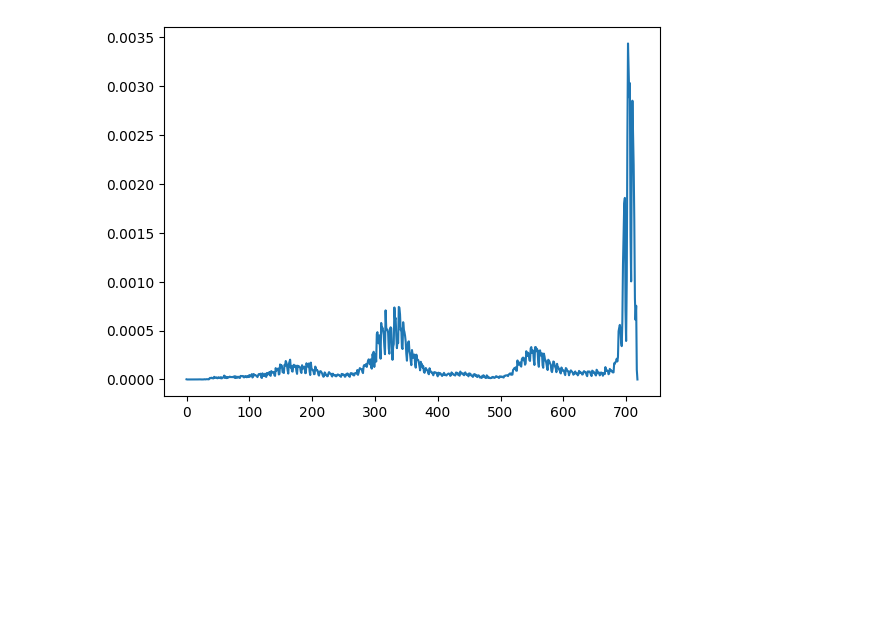
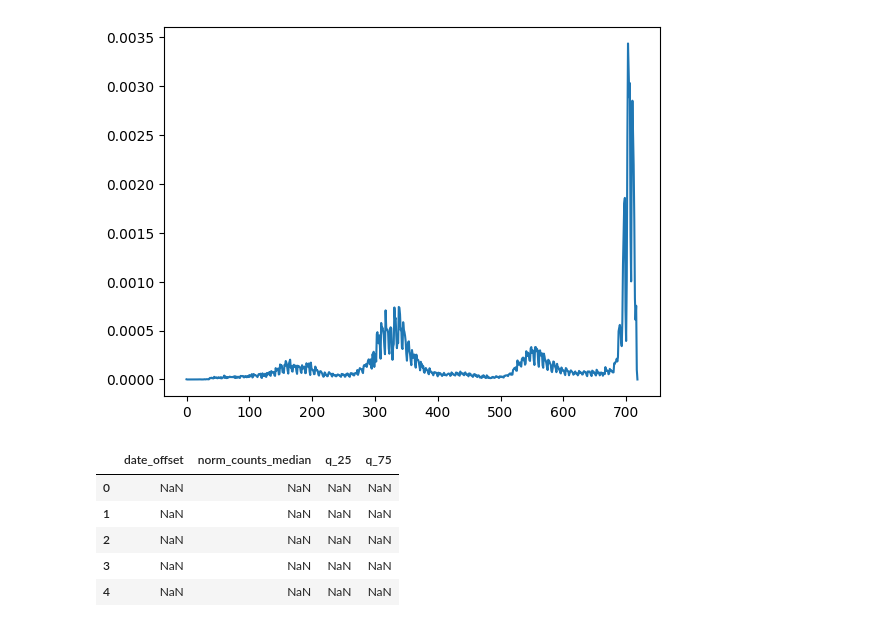
Before and after one commit to erickdcohen/information_visualization_class, a Jupyter notebook: assignments/00_pandas_and_matplotlib/pandas_and_matplotlib.ipynb, the cells around one changed output. Cells and saved outputs as stored; diff of their text form; code cells hidden in the pictures; blank space fills up the shorter version.

```diff
--- a/assignments/00_pandas_and_matplotlib/pandas_and_matplotlib.ipynb
+++ b/assignments/00_pandas_and_matplotlib/pandas_and_matplotlib.ipynb
@@ -64,3 +44,20 @@ plt.plot(example_county["date_offset"], example_county["normalized_cases"])
 # %% [output]
 [<matplotlib.lines.Line2D at 0x...>]
 [figure]
+# %%
+def get_statistical_summaries(data: pd.DataFrame = covid_data) -> pd.DataFrame:
+    """
+    Function to get median and IQR
+    """
+    data_safe_cols = data.drop(columns=["date", "area", "area_type"])
+    return data_safe_cols.groupby(["date_offset"]).agg(
+        norm_counts_median=pd.NamedAgg(
+            column="normalized_cases", aggfunc="median"),
+        q_25=pd.NamedAgg(column="normalized_cases",
+                         aggfunc=lambda x: x.quantile(0.25)),
+        q_75=pd.NamedAgg(column="normalized_cases",
+                         aggfunc=lambda x: x.quantile(0.75)),
+    ).reset_index()
+
+
+stat_summaries_df = get_statistical_summaries()
@@ -66,0 +73,9 @@ plt.plot(example_county["date_offset"], example_county["normalized_cases"])
+# %%
+rolling_mean_df.head()
+# %% [output]
+|  | date_offset | norm_counts_median | q_25 | q_75 |
+| 0 | NaN | NaN | NaN | NaN |
+| 1 | NaN | NaN | NaN | NaN |
+| 2 | NaN | NaN | NaN | NaN |
+| 3 | NaN | NaN | NaN | NaN |
+| 4 | NaN | NaN | NaN | NaN |
```
Also changed, not shown: parts of 4 cells of this notebook.
